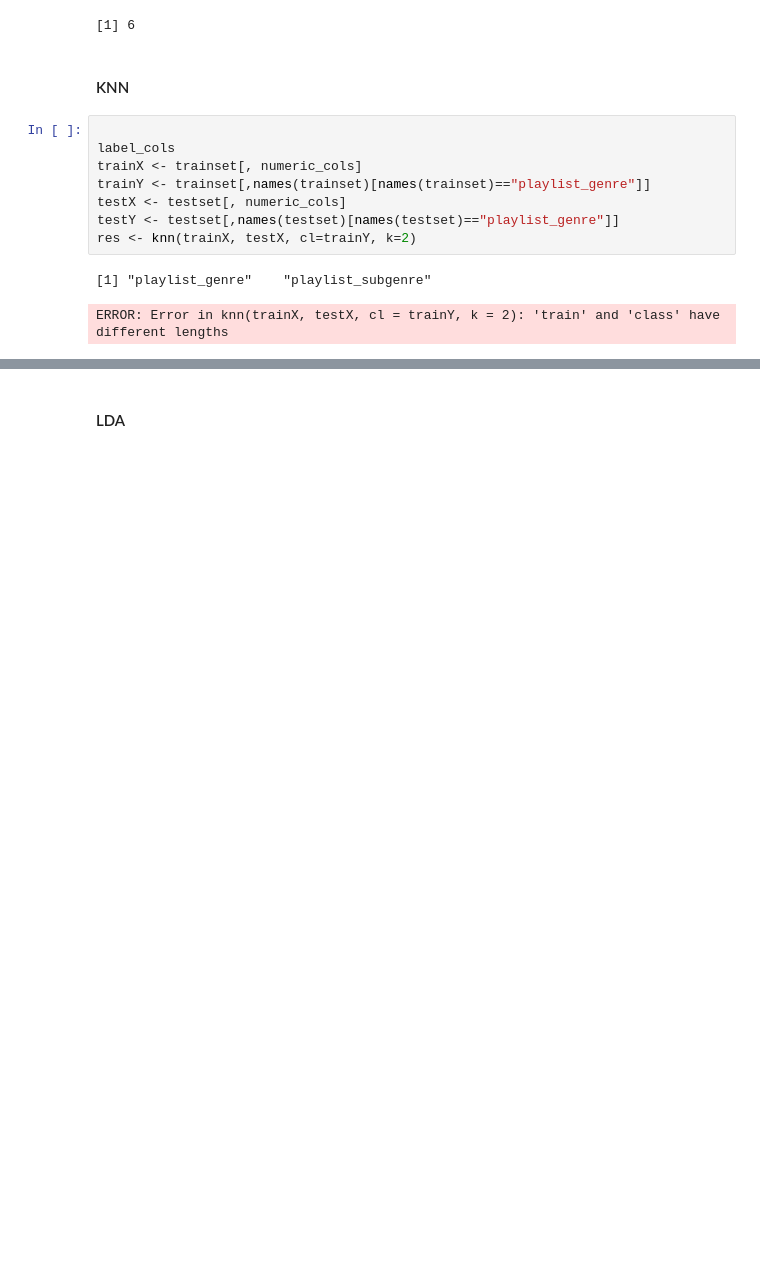
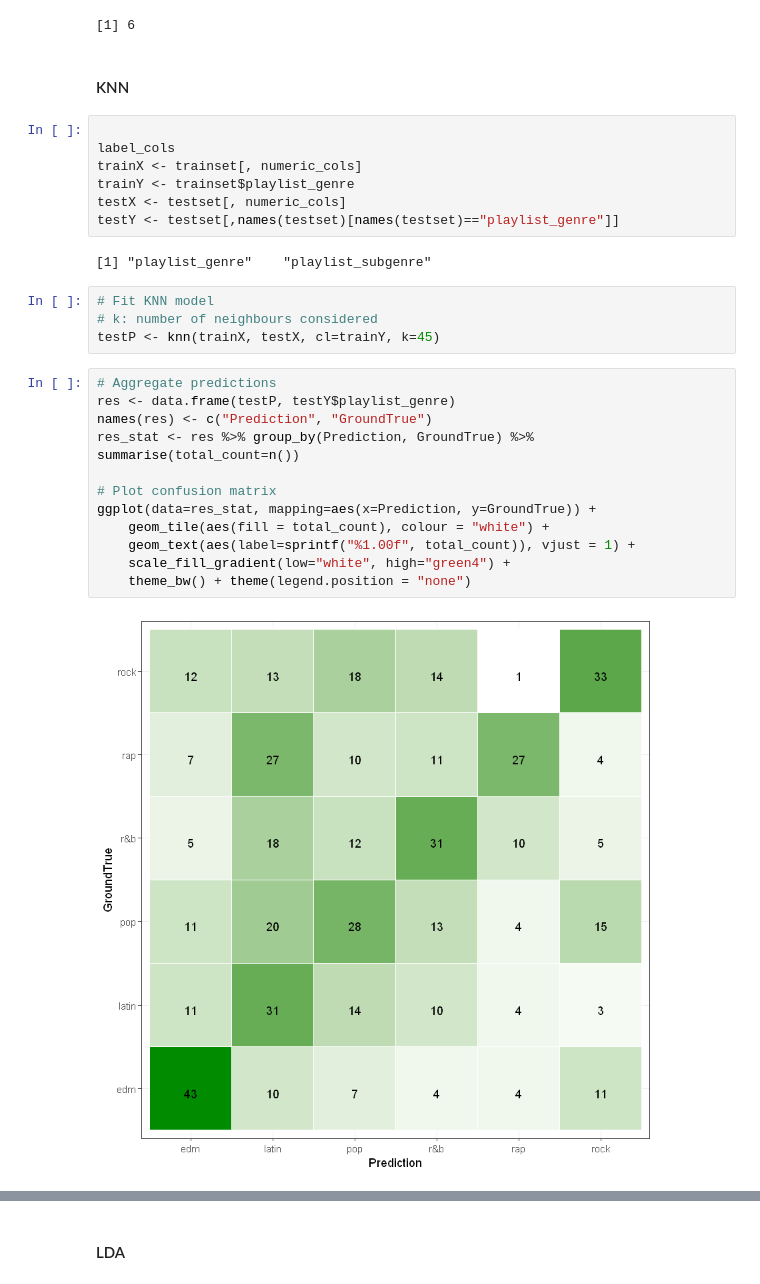
Before and after one commit to ignitewtk/Data-Science-Sample-Project-Report, a Jupyter notebook: Spotify.ipynb, the cells around one changed output, grey strips where cells are left out. Saved outputs shown, nothing was run; the diff lists cells and outputs as text; blank space fills up the shorter version.

```diff
--- a/Spotify.ipynb
+++ b/Spotify.ipynb
@@ -224,10 +224,26 @@ length(unique(testY)$playlist_genre)
 
 label_cols
 trainX <- trainset[, numeric_cols]
-trainY <- trainset[,names(trainset)[names(trainset)=="playlist_genre"]]
+trainY <- trainset$playlist_genre
 testX <- testset[, numeric_cols]
 testY <- testset[,names(testset)[names(testset)=="playlist_genre"]]
-res <- knn(trainX, testX, cl=trainY, k=2)
 # %% [output]
 [1] "playlist_genre"    "playlist_subgenre"
-ERROR: Error in knn(trainX, testX, cl = trainY, k = 2): 'train' and 'class' have different lengths
+# %%
+# Fit KNN model
+# k: number of neighbours considered
+testP <- knn(trainX, testX, cl=trainY, k=45)
+# %%
+# Aggregate predictions
+res <- data.frame(testP, testY$playlist_genre)
+names(res) <- c("Prediction", "GroundTrue")
+res_stat <- res %>% group_by(Prediction, GroundTrue) %>% summarise(total_count=n())
+
+# Plot confusion matrix
+ggplot(data=res_stat, mapping=aes(x=Prediction, y=GroundTrue)) +
+    geom_tile(aes(fill = total_count), colour = "white") +
+    geom_text(aes(label=sprintf("%1.00f", total_count)), vjust = 1) +
+    scale_fill_gradient(low="white", high="green4") +
+    theme_bw() + theme(legend.position = "none")
+# %% [output]
+[figure, added]
```
Also changed, not shown: parts of 2 cells of this notebook.
